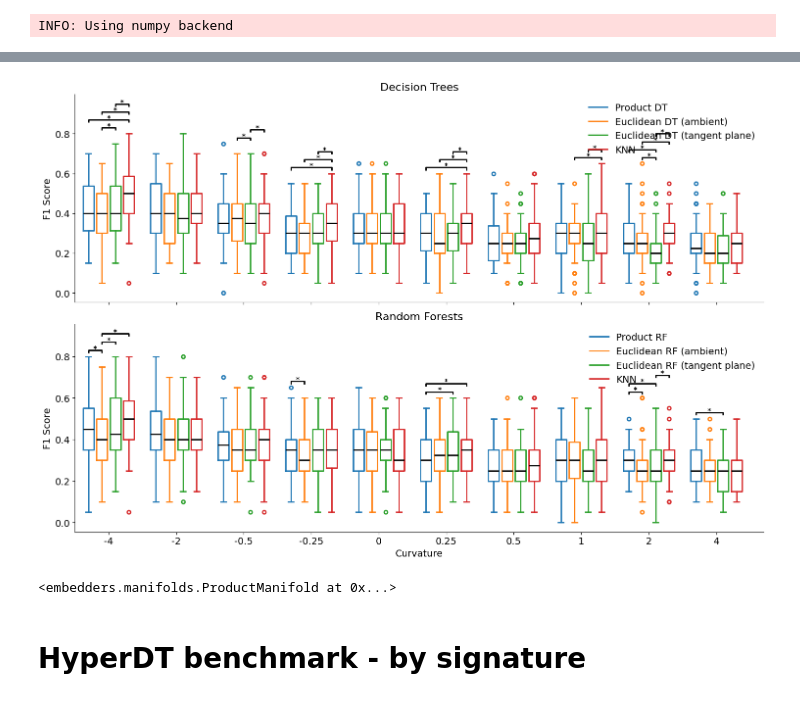
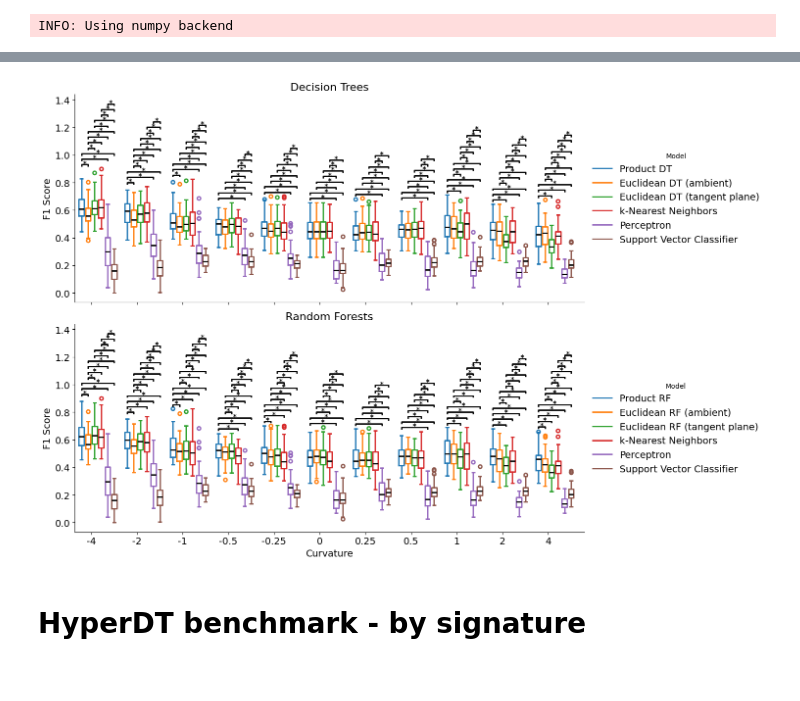
Before and after one commit to qc2321/embedders, a Jupyter notebook: notebooks/7_pc_gaussian_mixture.ipynb, the cells around one changed output, grey strips where cells are left out. Cells and saved outputs as stored; diff of their text form; code cells hidden in the pictures.

Commit message:
Many changes to benchmarking code, plus regression

```diff
--- a/notebooks/7_pc_gaussian_mixture.ipynb
+++ b/notebooks/7_pc_gaussian_mixture.ipynb
@@ -149,6 +138,14 @@ import matplotlib
 import matplotlib.pyplot as plt
 import numpy as np
 from scipy.stats import wilcoxon
+
+SIGNIFICANCE = "sig"
+# SIGNIFICANCE = "ns"
+CORRECTION = "bonferroni"
+# CORRECTION = "none"
+
+Y_LABEL = "F1 Score" if TASK == "classification" else "Percent RMSE"
+
 
 def test(x, y):
     # Check x and y are identical
@@ -162,18 +159,28 @@ def test(x, y):
     else:
         return wilcoxon(x, y).pvalue
 
+
 # All the spec happens up here
-models1 = ["product_dt", "sklearn_dt", "tangent_dt", "knn"]
-model_names1 = ["Product DT", "Euclidean DT (ambient)", "Euclidean DT (tangent plane)", "KNN"]
-models2 = ["product_rf", "sklearn_rf", "tangent_rf", "knn"]
-model_names2 = ["Product RF", "Euclidean RF (ambient)", "Euclidean RF (tangent plane)", "KNN"]
-colors = ["C0", "C1", "C2", "C3"]
+models1 = ["product_dt", "sklearn_dt", "tangent_dt"]
+model_names1 = ["Product DT", "Euclidean DT (ambient)", "Euclidean DT (tangent plane)"]
+models2 = ["product_rf", "sklearn_rf", "tangent_rf"]
+model_names2 = ["Product RF", "Euclidean RF (ambient)", "Euclidean RF (tangent plane)"]
+models3 = ["knn", "perceptron", "svm"]
+model_names3 = ["k-Nearest Neighbors", "Perceptron", "Support Vector Classifier"]
+# models3 = ["knn"]
+# model_names3 = ["k-Nearest Neighbors", "Support Vector"]
+colors = [f"C{i}" for i in range(len(models1 + models3))]
+
+# Critical p-value depends on false discovery correction
+CRITICAL_VAL = .05
+if CORRECTION == "bonferroni":
+    CRITICAL_VAL /= len(models1 + models3) * (len(models1 + models3) - 1) / 2
 
 # Initialize plot
 fig, axs = plt.subplots(2, 1, figsize=(15, 10), sharex=True)
-x_vals = np.arange(len(CURVATURES)) * (len(models1) + 1)
+x_vals = np.arange(len(CURVATURES)) * (len(models1 + models3) + 1)
 
-for ax, models, model_names in zip(axs, [models1, models2], [model_names1, model_names2]):
+for ax, models, model_names in zip(axs, [models1 + models3, models2 + models3], [model_names1 + model_names3, model_names2 + model_names3]):
     bps = []
     for i, (model, color) in enumerate(zip(models, colors)):
         # Initial boxplot
@@ -187,53 +194,55 @@ for ax, models, model_names in zip(axs, [models1, models2], [model_names1, model
         # Fix colors
         for element in ["boxes", "whiskers", "fliers", "means", "caps"]:
             plt.setp(bp[element], color=color, linewidth=2)
         plt.setp(bp["medians"], color="black", linewidth=2)
         plt.setp(bp["fliers"], marker="o", markersize=5, markeredgecolor=color, markeredgewidth=2)
 
         bps.append(bp)
 
     # Add p-value annotations. All start at x_vals, and end at x_vals + i
     heights = [0] * len(CURVATURES)  # How many annotations per curvature
-    for i, j in [(0, 1), (1, 2), (0, 2), (0, 3), (1, 3), (2, 3)]:
-        results_K = [results[results["curvature"] == K] for K in CURVATURES]
-        p_vals = [test(res[models[i]], res[models[j]]) for res in results_K]
+    # for i, j in [(0, 1), (1, 2), (0, 2), (0, 3), (1, 3), (2, 3)]:
+    for i in range(len(models)):
+        for j in range(i + 1, len(models)):
+            results_K = [results[results["curvature"] == K] for K in CURVATURES]
+            p_vals = [test(res[models[i]], res[models[j]]) for res in results_K]
 
-        for k, p_val in enumerate(p_vals):
-            if p_val < 0.05:
-                x1, x2 = x_vals[k] + i, x_vals[k] + j
-                y = results[results["curvature"] == CURVATURES[k]][models].max().max() + 0.04 * (heights[k] + 1)
-                ax.text(
-                    s="*", x=(x1 + x2) / 2, y=y, ha="center", va="center", color="black", fontdict={"weight": "bold"}
-                )
-                ax.plot([x1, x1, x2, x2], [y - 0.02, y - 0.01, y - 0.01, y - 0.02], lw=2, color="black")
-                heights[k] += 1
+            for k, p_val in enumerate(p_vals):
+                if (SIGNIFICANCE == "ns" and p_val > CRITICAL_VAL) or (SIGNIFICANCE == "sig" and p_val < CRITICAL_VAL):
+                    x1, x2 = x_vals[k] + i, x_vals[k] + j
+                    y = results[results["curvature"] == CURVATURES[k]][models].max().max() + 0.04 * (heights[k] + 1)
+                    annotation = "*" if SIGNIFICANCE == "sig" else "ns"
+                    ax.text(
+                        s=annotation, x=(x1 + x2) / 2, y=y, ha="center", va="center", color="black", fontdict={"weight": "bold"}
+                    )
+                    ax.plot([x1, x1, x2, x2], [y - 0.02, y - 0.01, y - 0.01, y - 0.02], lw=2, color="black")
+                    heights[k] += 1
 
     # Fix y-lim and remove top/right spines; make background transparent
     ax.patch.set_alpha(0)
     ax.spines["top"].set_visible(False)
     ax.spines["right"].set_visible(False)
 
     # Set x-ticks
-    ax.set_ylabel("F1 Score", fontsize=14)
+    ax.set_ylabel(Y_LABEL, fontsize=14)
     ax.set_xticks(x_vals + 1.5, CURVATURES, fontsize=14)
-    ax.legend([bp["boxes"][0] for bp in bps], model_names, loc="upper right", fontsize=14, frameon=False)
+    # ax.legend([bp["boxes"][0] for bp in bps], model_names, fontsize=14, frameon=False, title="Model")
+    # Make legend to the right of the plot
+    ax.legend([bp["boxes"][0] for bp in bps], model_names, fontsize=14, frameon=False, title="Model", loc="center left", bbox_to_anchor=(1, 0.5))
     ax.tick_params(axis="y", labelsize=14)
+    ax.set_yscale("log") if TASK == "regression" else None
 
 axs[0].set_title("Decision Trees", fontsize=16)
 axs[1].set_title("Random Forests", fontsize=16)
 axs[1].set_xlabel("Curvature", fontsize=14)
 
-plt.xlim(-1, len(CURVATURES) * (len(models1) + 1))
+plt.xlim(-1, len(CURVATURES) * (len(models1 + models3) + 1))
 
 # Transparent
 plt.tight_layout()
 plt.show()
 # %% [output]
-[figure, old version]
+[figure, new version]
-# %%
-embedders.manifolds.ProductManifold(signature=[(0, 3)])
-# %% [output]
-<embedders.manifolds.ProductManifold at 0x...>
 # %% [markdown]
 # HyperDT benchmark - by signature
 # %%
```
Also changed, not shown: parts of 7 cells of this notebook, 5 other files.
